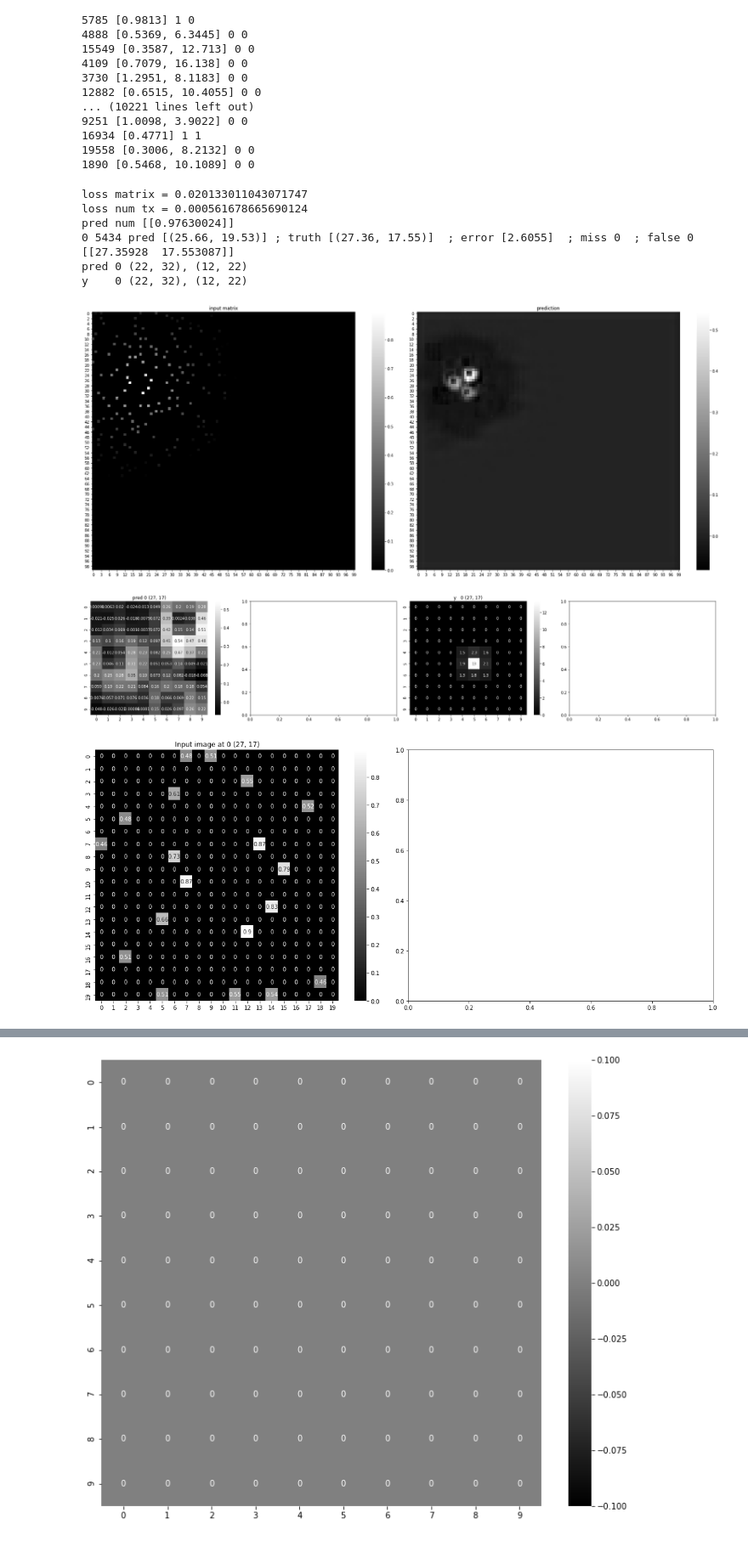
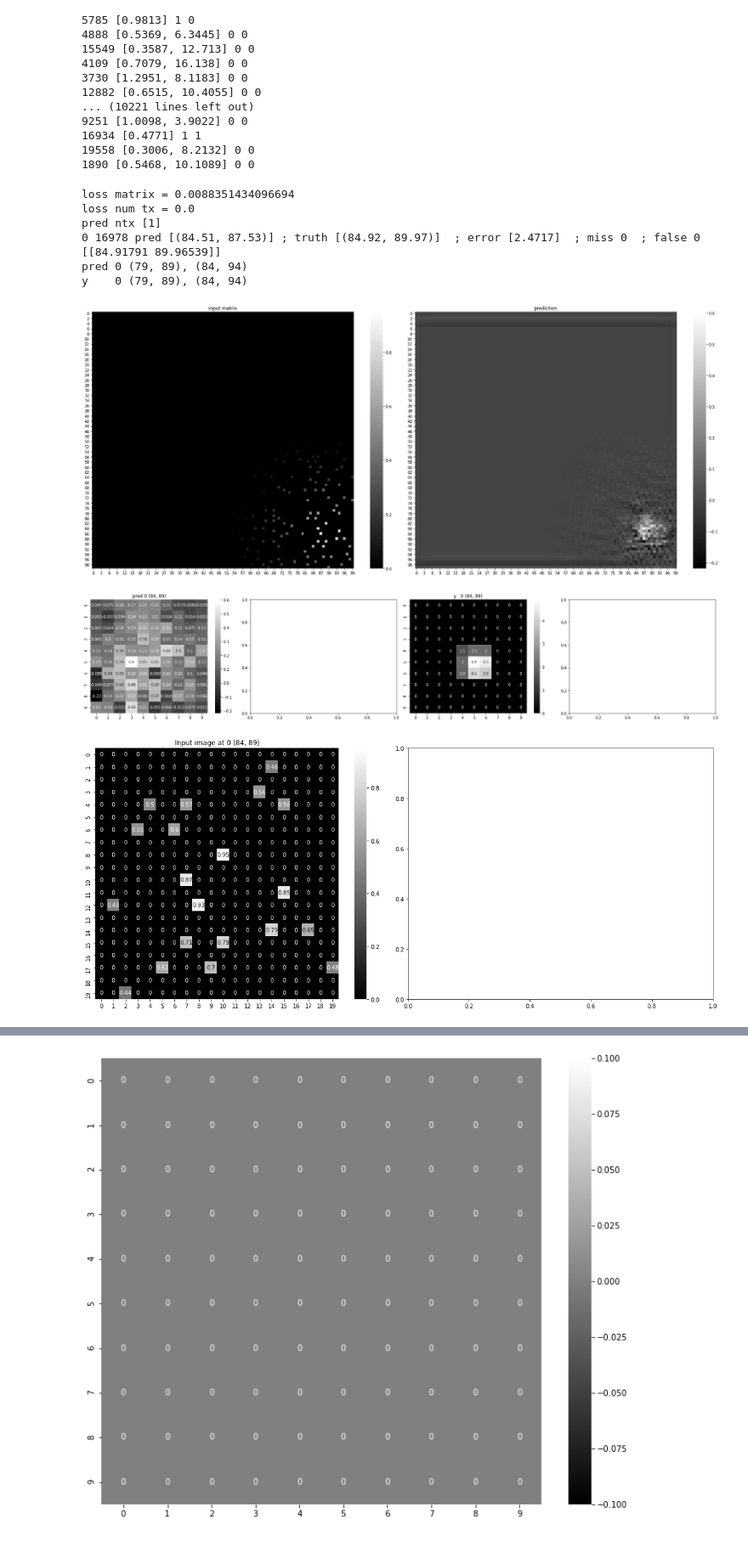
Before and after one commit to caitaozhan/deeplearning-localization, a Jupyter notebook: CNN-translation-multi-min-dist-upbound.ipynb, the cells around one changed output, grey strips where cells are left out. Shown at 85% size. Drawn from its saved outputs; the diff is of its cells as text; code cells hidden in the pictures.

Commit message:
two CNN in sequence, change second CNN from regression to classification. prediction matrix looks bad

```diff
--- a/CNN-translation-multi-min-dist-upbound.ipynb
+++ b/CNN-translation-multi-min-dist-upbound.ipynb
@@ -185,7 +185,7 @@ def my_uncollate(y_num, y_float):
     """this is for uncollating the target_float"""
     y_float_tmp = []
     for ntx, y_f in zip(y_num, y_float):
-        y_float_tmp.append(y_f[:int(ntx[0]+1e-6)])
+        y_float_tmp.append(y_f[:ntx])
     return np.array(y_float_tmp, dtype=object)
 # %% [markdown]
 # 2 Dataset
@@ -303,25 +303,15 @@ target num shape: (1,)
 20000
-# %%
-for t, sample in enumerate(sensor_input_dataloader):
-    # X = sample['matrix'].to(device)
-    # y = sample['target'].to(device)
-    # y_num   = sample['target_num'].to(device)
-    y_num2  = np.array(sample['target_num'])
-    y_float = np.array(sample['target_float'])
-    y_float = my_uncollate(y_num2, y_float)
-    if t % 50 == 49:
-        print(t, end=' ')
 # %% [markdown]
 # 3 Model
 # %%
-class NetTranslation2(nn.Module):
+class NetTranslation3(nn.Module):
     '''Image translation. comparing to NetTranslation, this model is composed of TWO CNNs
        the first CNN is the same as NetTranslation, the second one uses the output of the first CNN and output the # of TX
        this # of TX will help the peak finding and hope reduce the localization error and cardinality error.
        Assuming the input image is 1 x 100 x 100
     '''
     def __init__(self):
-        super(NetTranslation2, self).__init__()
+        super(NetTranslation3, self).__init__()
         self.conv11 = nn.Conv2d(1, 8,  7, padding=3)   # TUNE: a larger filter decrease miss, decrease localization error
         self.conv12 = nn.Conv2d(8, 32, 7, padding=3)
         self.conv13 = nn.Conv2d(32, 1, 7, padding=3)
@@ -332,7 +322,7 @@ class NetTranslation2(nn.Module):
         self.groupnorm2 = nn.GroupNorm(2, 4)
         self.groupnorm3 = nn.GroupNorm(4, 8)
         self.fc1 = nn.Linear(648, 32)
-        self.fc2 = nn.Linear(32, 1)
+        self.fc2 = nn.Linear(32, 2)
 
     def forward(self, x):
         # first CNN input is 1 x 100 x 100
@@ -355,6 +345,6 @@ class NetTranslation2(nn.Module):
             num_features *= s
         return num_features
 
-net = NetTranslation2()
+net = NetTranslation3()
 print(net)
 # %% [output]
@@ -662,12 +658,18 @@ def myplot2(pred, y, y_float):
 # Test for one sample
 
 # idx = 12646     # typical one
-idx = 1511
-idx = 12093
-idx = 15594
-idx = 19323
-idx = 18909
-idx = 5434
+# idx = 1511
+# idx = 12093
+# idx = 15594
+# idx = 19323
+# idx = 18909
+# idx = 5434
+idx = 9142
+idx = 10934
+idx = 9789
+idx = 3370
+idx = 8357
+idx = 16978
 
 def one_sample(idx):
     device = torch.device('cuda')
@@ -685,13 +687,14 @@ def one_sample(idx):
     pred_matrix, pred_ntx = model(X)
 
     loss_matrix = criterion1(pred_matrix, y)
-    loss_num_tx = criterion2(pred_ntx, y_num)
+    loss_num_tx = criterion2(pred_ntx, y_num-1)
     print('loss matrix =', loss_matrix.item())
     print('loss num tx =', loss_num_tx.item())
 
     pred_matrix = pred_matrix.data.cpu().numpy()
-    pred_ntx    = pred_ntx.data.cpu().numpy()
-    print('pred num', pred_ntx)
+    _, pred_ntx = pred_ntx.data.cpu().max(1)
+    pred_ntx = (pred_ntx+1).numpy()    # class 0 means 1 TX, class 1 means 2 TX etc...
+    print('pred ntx', pred_ntx)
     errors, misses, falses = Metrics.localization_error_image_continuous(pred_matrix.copy(), pred_ntx, y_f, indx, Default.grid_length, debug=True)
 
     pred_matrix = pred_matrix[0][0]
@@ -699,43 +702,43 @@ def one_sample(idx):
     X = X[0][0].data.cpu().numpy()
     sns.heatmap(X, cmap='gray', ax=axs[0])
     axs[0].set_title('input matrix')
     sns.heatmap(pred_matrix, cmap='gray', ax=axs[1])
     axs[1].set_title('prediction')
     plt.tight_layout()
     np.savetxt('test.txt', pred_matrix)
     y = y.data.cpu().numpy()[0][0]
     y_f = y_f[0]
     myplot2(pred_matrix, y, y_f)
 
     fig, axes = plt.subplots(1, 2, figsize=(16, 7))
     for i in range(len(y_f)):
         a, b = y_f[i]
         a, b = int(a), int(b)
         a1 = a-10 if a >= 10 else 0
         a2 = a+10 if a <= Default.grid_length-10 else Default.grid_length
         b1 = b-10 if b >= 10 else 0
         b2 = b+10 if b <= Default.grid_length-10 else Default.grid_length
         sns.heatmap(X[a1:a2,b1:b2], cmap='gray', annot=True, ax=axes[i])
         axes[i].set_title(f'Input image at {i} ({a}, {b})')
     fig.tight_layout()
 
 
 #     fig, ax = plt.subplots(figsize=(5.5, 5))
 #     sns.heatmap(pred_matrix[:5, :5], cmap='gray', ax=ax, annot=True)
 #     print('mean of top left 25', np.sum(np.abs(pred_matrix[:5, :5])))
 
 one_sample(idx)
 # %% [output]
-loss matrix = 0.020133011043071747
-loss num tx = 0.000561678665690124
-pred num [[0.97630024]]
-0 5434 pred [(25.66, 19.53)] ; truth [(27.36, 17.55)]  ; error [2.6055]  ; miss 0  ; false 0
-[[27.35928  17.553087]]
-pred 0 (22, 32), (12, 22)
-y    0 (22, 32), (12, 22)
+loss matrix = 0.0088351434096694
+loss num tx = 0.0
+pred ntx [1]
+0 16978 pred [(84.51, 87.53)] ; truth [(84.92, 89.97)]  ; error [2.4717]  ; miss 0  ; false 0
+[[84.91791 89.96539]]
+pred 0 (79, 89), (84, 94)
+y    0 (79, 89), (84, 94)
-[figure, old version]
+[figure, new version]
-[figure, old version]
+[figure, new version]
-[figure, old version]
+[figure, new version]
 # %%
 # Test for one random batch
 plt.rcParams.update({'figure.max_open_warning': 0})
```
Also changed, not shown: parts of 6 cells of this notebook.
